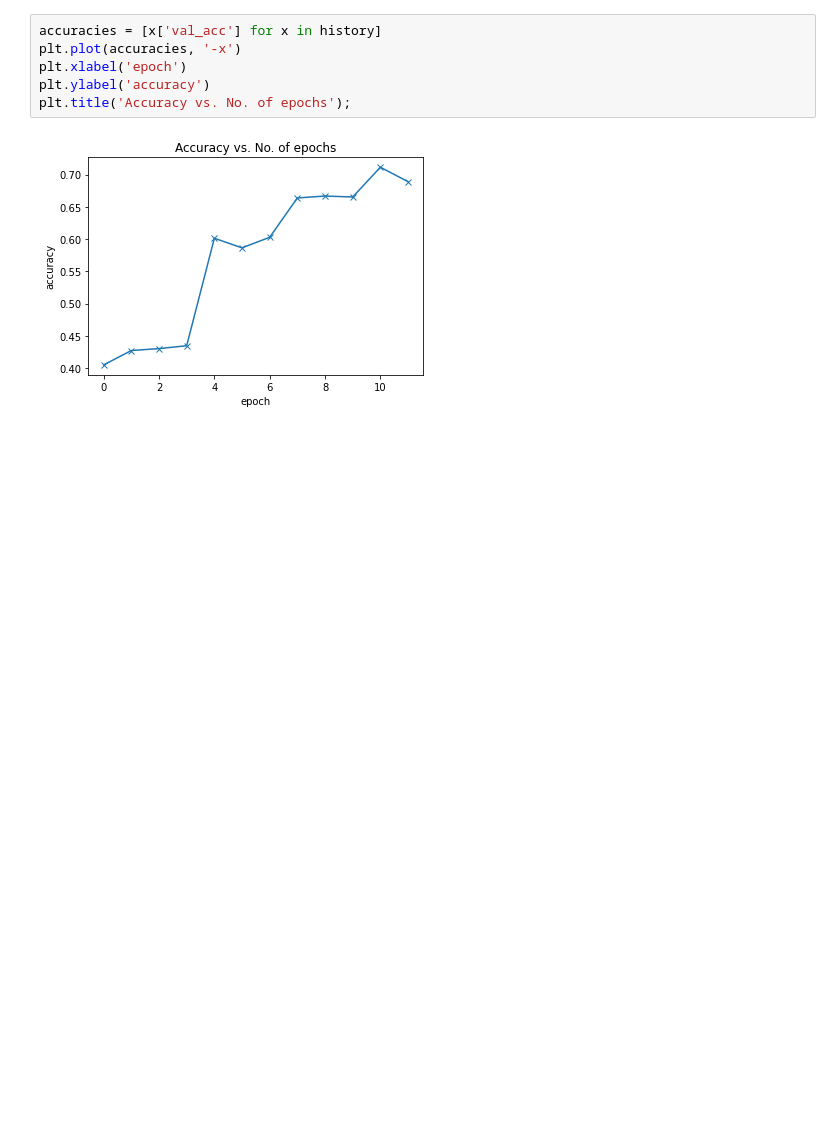
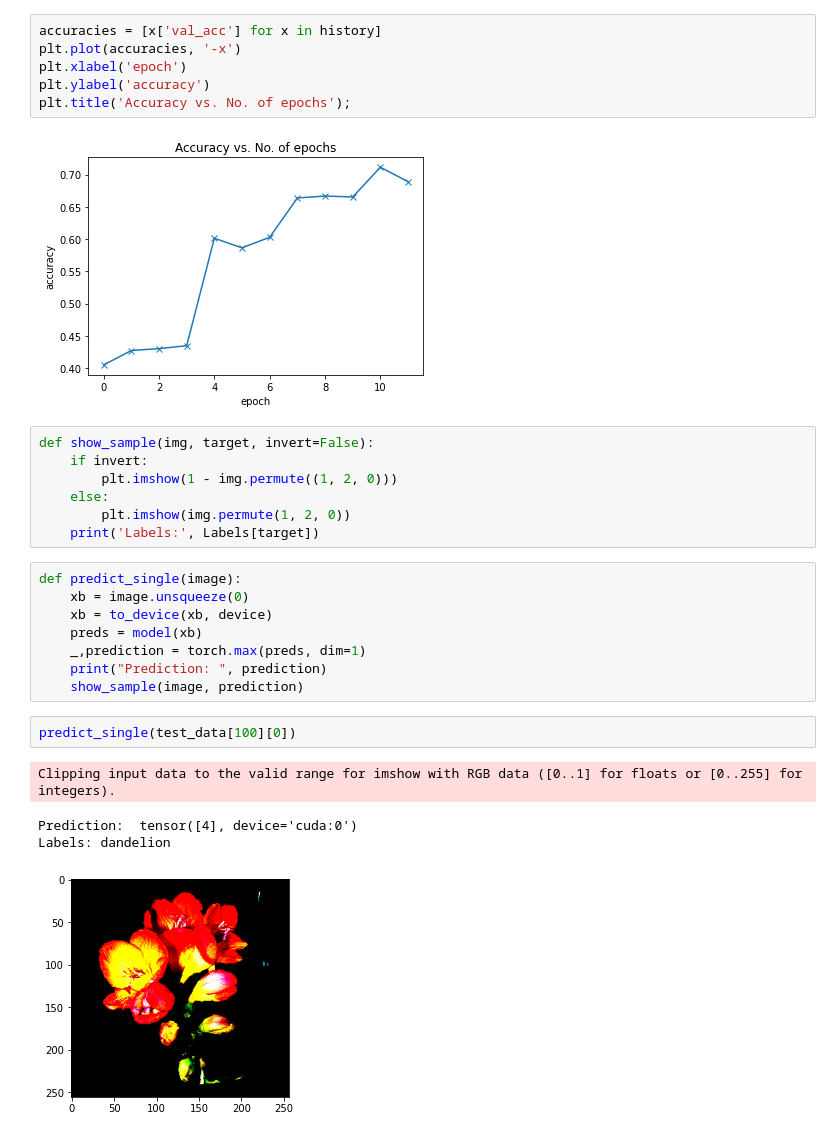
Before and after one commit to ThatGuyDV/CNNapproches, a Jupyter notebook: flowerclassification.ipynb, the cells around one changed output. Drawn from its saved outputs; the diff is of its cells as text; blank space fills up the shorter version.

```diff
--- a/flowerclassification.ipynb
+++ b/flowerclassification.ipynb
@@ -361,3 +361,25 @@ plt.ylabel('accuracy')
 plt.title('Accuracy vs. No. of epochs');
 # %% [output]
 [figure]
+# %%
+def show_sample(img, target, invert=False):
+    if invert:
+        plt.imshow(1 - img.permute((1, 2, 0)))
+    else:
+        plt.imshow(img.permute(1, 2, 0))
+    print('Labels:', Labels[target])
+# %%
+def predict_single(image):
+    xb = image.unsqueeze(0)
+    xb = to_device(xb, device)
+    preds = model(xb)
+    _,prediction = torch.max(preds, dim=1)
+    print("Prediction: ", prediction)
+    show_sample(image, prediction)
+# %%
+predict_single(test_data[100][0])
+# %% [output]
+Clipping input data to the valid range for imshow with RGB data ([0..1] for floats or [0..255] for integers).
+Prediction:  tensor([4], device='cuda:0')
+Labels: dandelion
+[figure, added]
```
Also changed, not shown: parts of 2 cells of this notebook.
